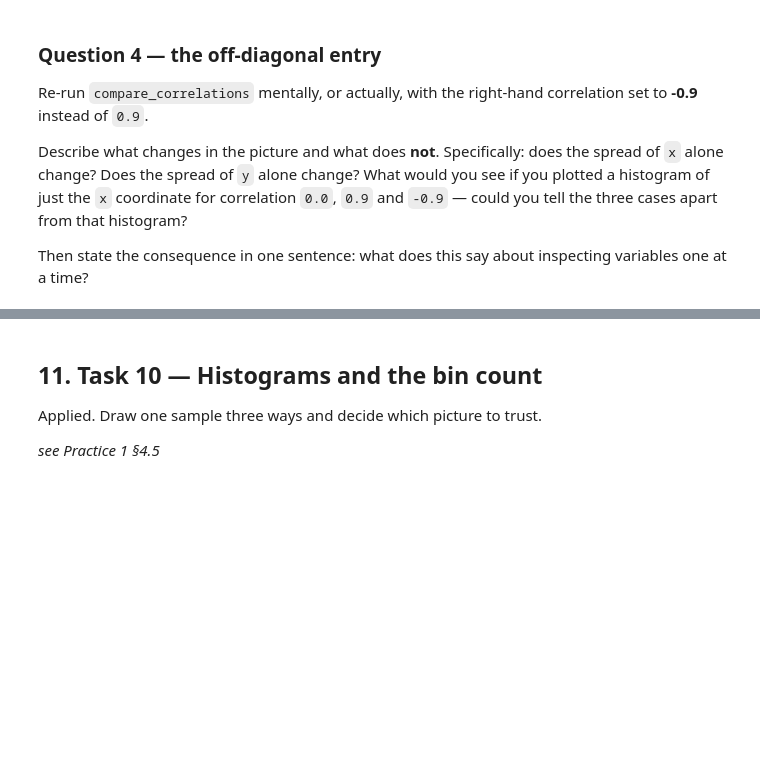
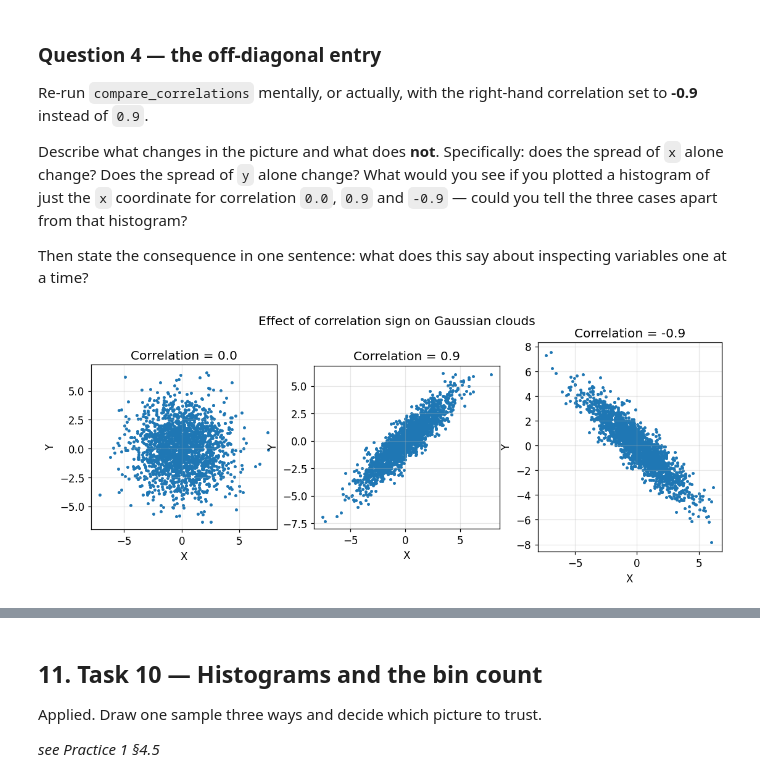
Before and after one commit to yuliiamatviievska-prog/ida-practice-12, a Jupyter notebook: practice/1/1-homework.ipynb, the cells around one changed output, grey strips where cells are left out. Cells and saved outputs as stored; diff of their text form; code cells hidden in the pictures; blank space fills up the shorter version.

```diff
--- a/practice/1/1-homework.ipynb
+++ b/practice/1/1-homework.ipynb
@@ -401,18 +517,21 @@ confirm you got what you asked for.
 *see Practice 1 §4.9*
 # %%
 def correlated_cloud(sd_x, sd_y, correlation, n, generator):
-    covariance = np.array([
+    """
+    Draw n points from a 2D normal distribution with given
+    standard deviations and correlation.
+    """
+
+    cov = np.array([
         [sd_x**2, correlation * sd_x * sd_y],
         [correlation * sd_x * sd_y, sd_y**2]
     ])
 
-    points = generator.multivariate_normal(
-        mean=[0.0, 0.0],
-        cov=covariance,
-        size=n
-    )
+    mean = np.array([0, 0])
 
-    return points, covariance
+    points = generator.multivariate_normal(mean, cov, size=n)
+
+    return points, cov
 # %%
 _points, _cov = correlated_cloud(3.0, 3.0, 0.8, 20_000, np.random.default_rng(1))
 
@@ -506,7 +621,25 @@ apart from that histogram?
 Then state the consequence in one sentence: what does this say about
 inspecting variables one at a time?
 # %%
-# Space for the code that supports your answer.
+import matplotlib.pyplot as plt
+
+fig, axes = plt.subplots(1, 3, figsize=(12,4))
+
+for ax, corr in zip(axes, [0.0, 0.9, -0.9]):
+    points, _ = correlated_cloud(
+        2.0, 2.0, corr, 2000, np.random.default_rng(1)
+    )
+
+    ax.scatter(points[:,0], points[:,1], s=5)
+    ax.set_title(f"Correlation = {corr}")
+    ax.set_xlabel("X")
+    ax.set_ylabel("Y")
+    ax.set_aspect("equal")
+
+fig.suptitle("Effect of correlation sign on Gaussian clouds")
+plt.show()
+# %% [output]
+[figure, added]
 # %% [markdown]
 **Your answer:**
 
```
Also changed, not shown: parts of 26 cells of this notebook.
